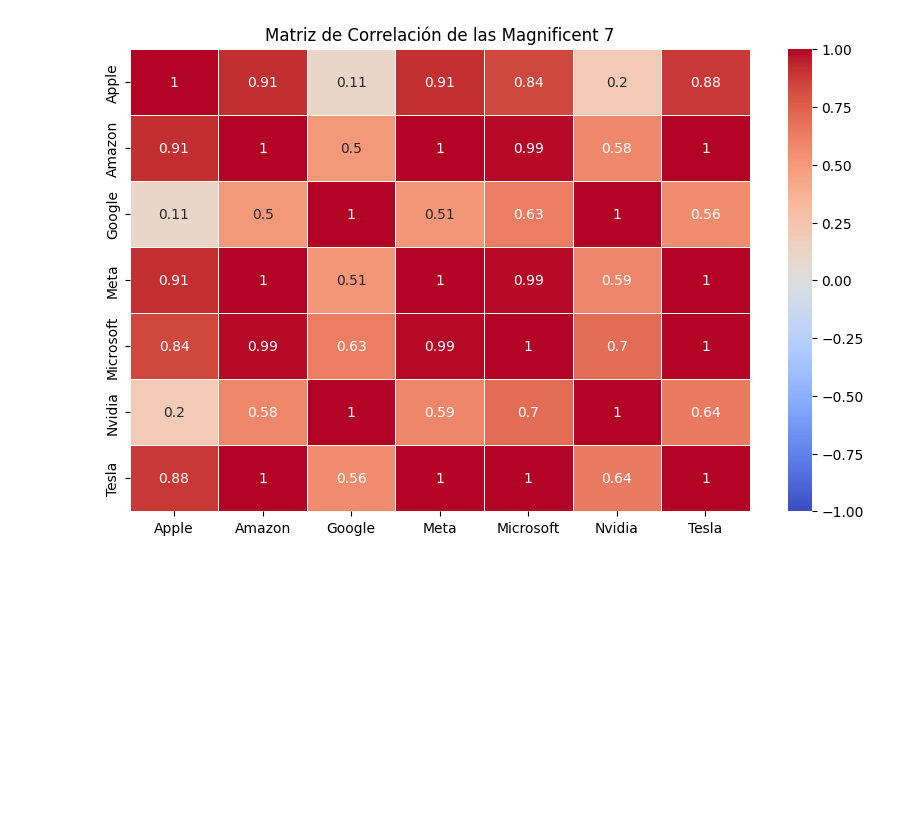
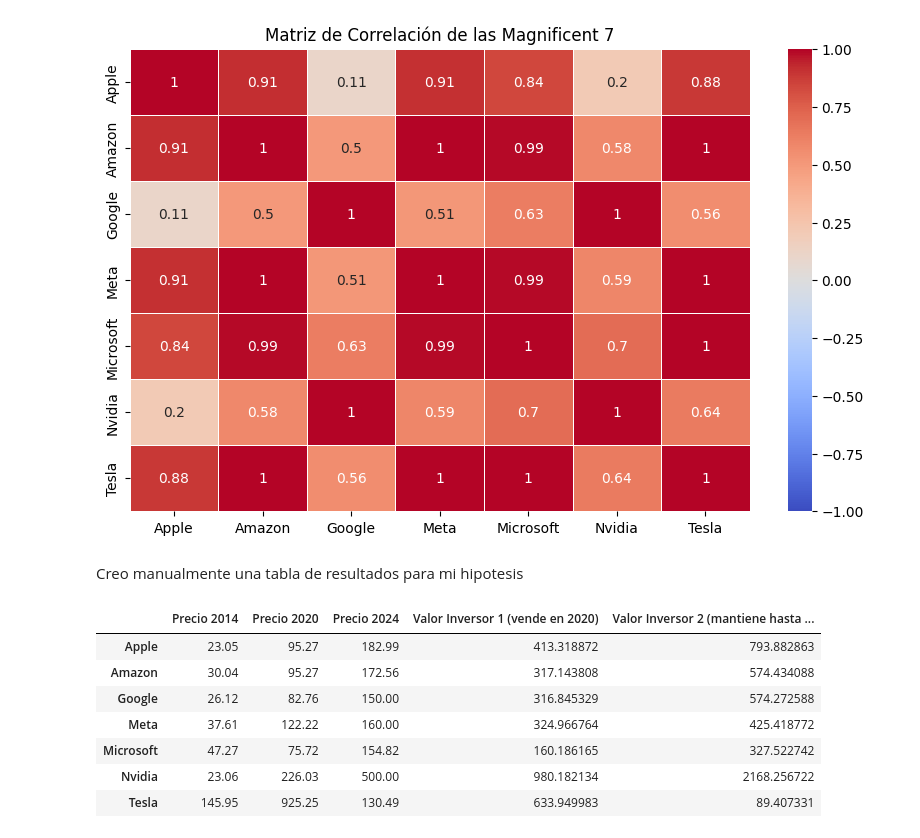
Before and after one commit to SergioChalela/Project_2, a Jupyter notebook: Magnificent_seven.ipynb, the cells around one changed output. Saved outputs shown, nothing was run; the diff lists cells and outputs as text; code cells hidden in the pictures; blank space fills up the shorter version.

```diff
--- a/Magnificent_seven.ipynb
+++ b/Magnificent_seven.ipynb
@@ -777,3 +804,68 @@ plt.title('Matriz de Correlación de las Magnificent 7')
 plt.show()
 # %% [output]
 [figure]
+# %% [markdown]
+Creo manualmente una tabla de resultados para mi hipotesis
+# %%
+import pandas as pd
+
+# Precios de cierre actualizados para 2014, 2020 y 2024
+prices_2014 = pd.Series({
+    'Apple': 23.05,
+    'Amazon': 30.04,
+    'Google': 26.12,
+    'Meta': 37.61,
+    'Microsoft': 47.27,
+    'Nvidia': 23.06,
+    'Tesla': 145.95
+})
+
+prices_2020 = pd.Series({
+    'Apple': 95.27,
+    'Amazon': 95.27,
+    'Google': 82.76,
+    'Meta': 122.22,
+    'Microsoft': 75.72,
+    'Nvidia': 226.03,
+    'Tesla': 925.25
+})
+
+prices_2024 = pd.Series({
+    'Apple': 182.99,
+    'Amazon': 172.56,
+    'Google': 150.00,
+    'Meta': 160.00,
+    'Microsoft': 154.82,
+    'Nvidia': 500.00,  # Valor actualizado
+    'Tesla': 130.49   # Valor actualizado
+})
+
+# Capital inicial de ambos inversores (100 en cada empresa)
+initial_investment = 100
+
+# Inversor 1 (vende en 2020)
+inversor_1 = (prices_2020 / prices_2014) * initial_investment
+
+# Inversor 2 (mantiene hasta 2024)
+inversor_2 = (prices_2024 / prices_2014) * initial_investment
+
+# Crear un DataFrame para comparar ambos escenarios
+comparison_updated = pd.DataFrame({
+    'Precio 2014': prices_2014,
+    'Precio 2020': prices_2020,
+    'Precio 2024': prices_2024,
+    'Valor Inversor 1 (vende en 2020)': inversor_1,
+    'Valor Inversor 2 (mantiene hasta 2024)': inversor_2
+})
+
+# Mostrar la tabla
+comparison_updated
+# %% [output]
+|  | Precio 2014 | Precio 2020 | Precio 2024 | Valor Inversor 1 (vende en 2020) | Valor Inversor 2 (mantiene hasta ... |
+| Apple | 23.05 | 95.27 | 182.99 | 413.318872 | 793.882863 |
+| Amazon | 30.04 | 95.27 | 172.56 | 317.143808 | 574.434088 |
+| Google | 26.12 | 82.76 | 150.00 | 316.845329 | 574.272588 |
+| Meta | 37.61 | 122.22 | 160.00 | 324.966764 | 425.418772 |
+| Microsoft | 47.27 | 75.72 | 154.82 | 160.186165 | 327.522742 |
+| Nvidia | 23.06 | 226.03 | 500.00 | 980.182134 | 2168.256722 |
+| Tesla | 145.95 | 925.25 | 130.49 | 633.949983 | 89.407331 |
```
Also changed, not shown: parts of 13 cells of this notebook, 2 other files.
